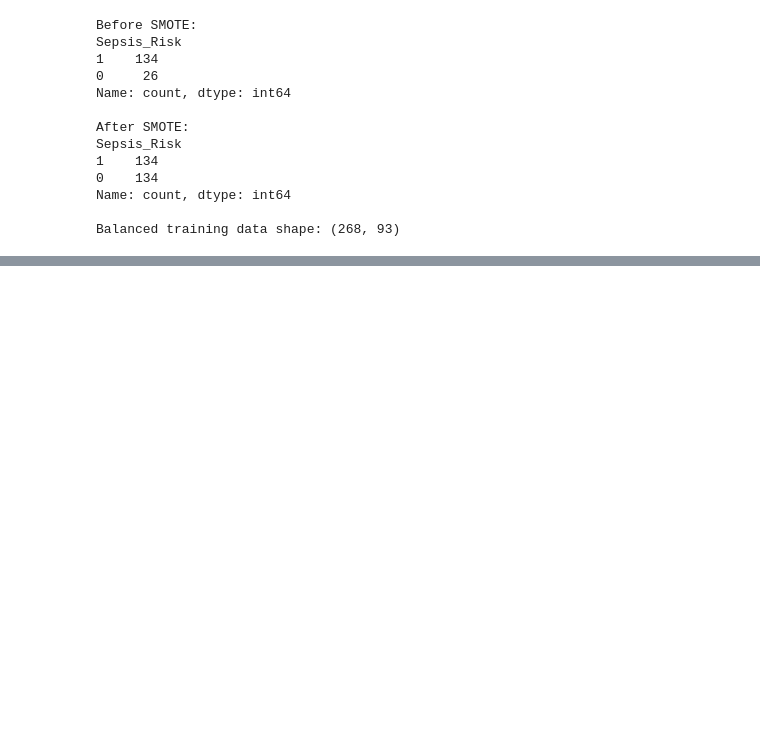
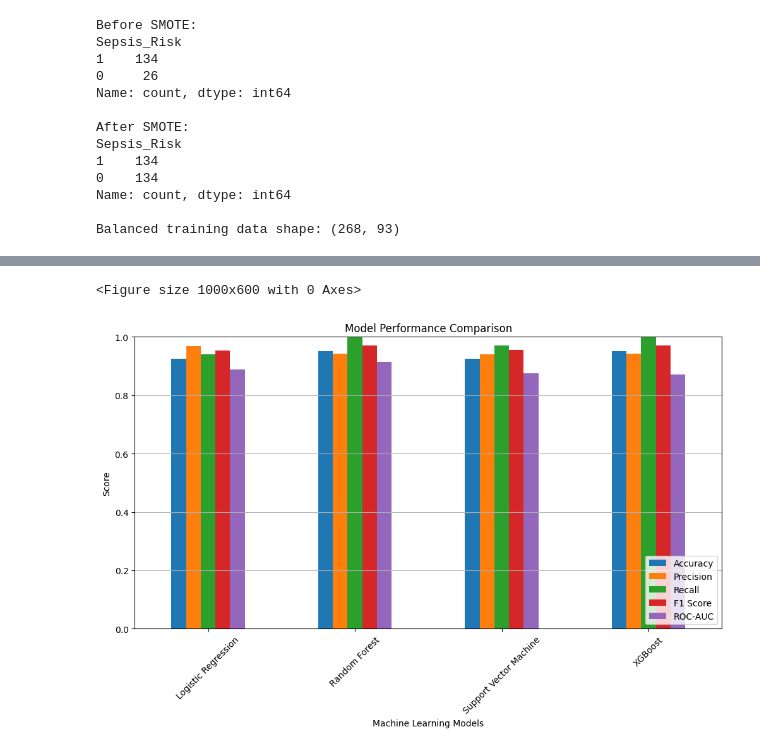
Before and after one commit to mairaasim214-collab/Early-Sepsis-Detection-ICU-Data, a Jupyter notebook: notebooks/early_sepsis_detection.ipynb, the cells around one changed output, grey strips where cells are left out. Drawn from its saved outputs; the diff is of its cells as text; code cells hidden in the pictures; blank space fills up the shorter version.

```diff
--- a/notebooks/early_sepsis_detection.ipynb
+++ b/notebooks/early_sepsis_detection.ipynb
@@ -429,0 +443,19 @@ Balanced training data shape: (268, 93)
+# %%
+# Define models
+models = {
+    "Logistic Regression": LogisticRegression(max_iter=1000, random_state=42),
+    "Random Forest": RandomForestClassifier(random_state=42),
+    "Support Vector Machine": SVC(probability=True, random_state=42),
+    "XGBoost": XGBClassifier(
+        random_state=42,
+        eval_metric="logloss"
+    )
+}
+
+# Train models
+trained_models = {}
+
+for model_name, model in models.items():
+    model.fit(X_train_balanced, y_train_balanced)
+    trained_models[model_name] = model
+    print(f"{model_name} trained successfully.")
@@ -429,0 +522,20 @@ Balanced training data shape: (268, 93)
+# %%
+# Set model name as index for easier plotting
+results_plot = results_df.set_index("Model")
+
+# Plot model comparison
+plt.figure(figsize=(10, 6))
+results_plot.plot(kind="bar", figsize=(12, 6))
+
+plt.title("Model Performance Comparison")
+plt.xlabel("Machine Learning Models")
+plt.ylabel("Score")
+plt.xticks(rotation=45)
+plt.ylim(0, 1)
+plt.legend(loc="lower right")
+plt.grid(axis="y")
+plt.savefig("../results/model_performance_comparison.png", dpi=300, bbox_inches="tight")
+plt.show()
+# %% [output]
+<Figure size 1000x600 with 0 Axes>
+[figure, added]
```
Also changed, not shown: parts of 18 cells of this notebook.
